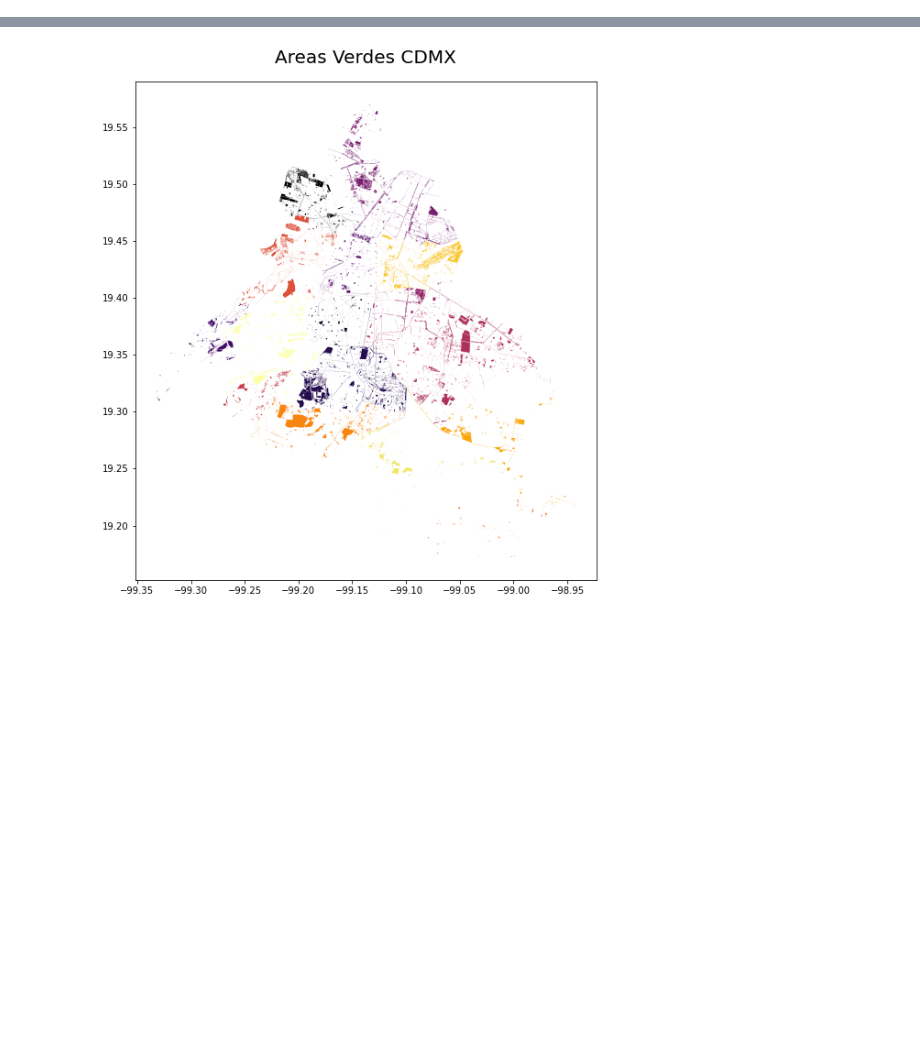
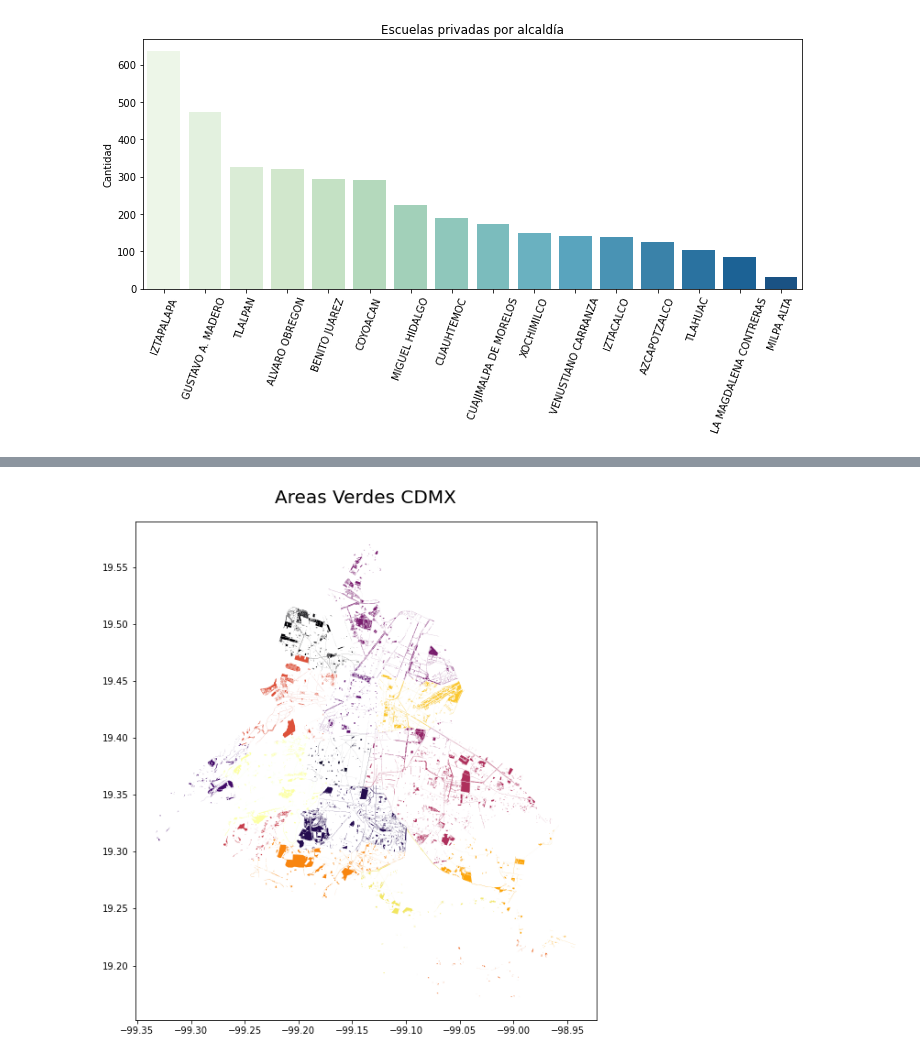
Before and after one commit to JonathanMartignon/Data_CDMX_Un_Aire_No_Tan_Bueno, a Jupyter notebook: Notebook/Aire_CDMX.ipynb, the cells around one changed output, grey strips where cells are left out. Saved outputs shown, nothing was run; the diff lists cells and outputs as text; code cells hidden in the pictures; blank space fills up the shorter version.

```diff
--- a/Notebook/Aire_CDMX.ipynb
+++ b/Notebook/Aire_CDMX.ipynb
@@ -760,0 +648,4 @@ areas_delegacion = map_data.loc[:, ['geometry', 'delegacion']]
+# %%
+Grafica_valores_countplot("ALCALDÍA",escuelas_privadas_df,title="Escuelas privadas por alcaldía")
+# %% [output]
+[figure, added]
```
Also changed, not shown: parts of 179 cells of this notebook.
